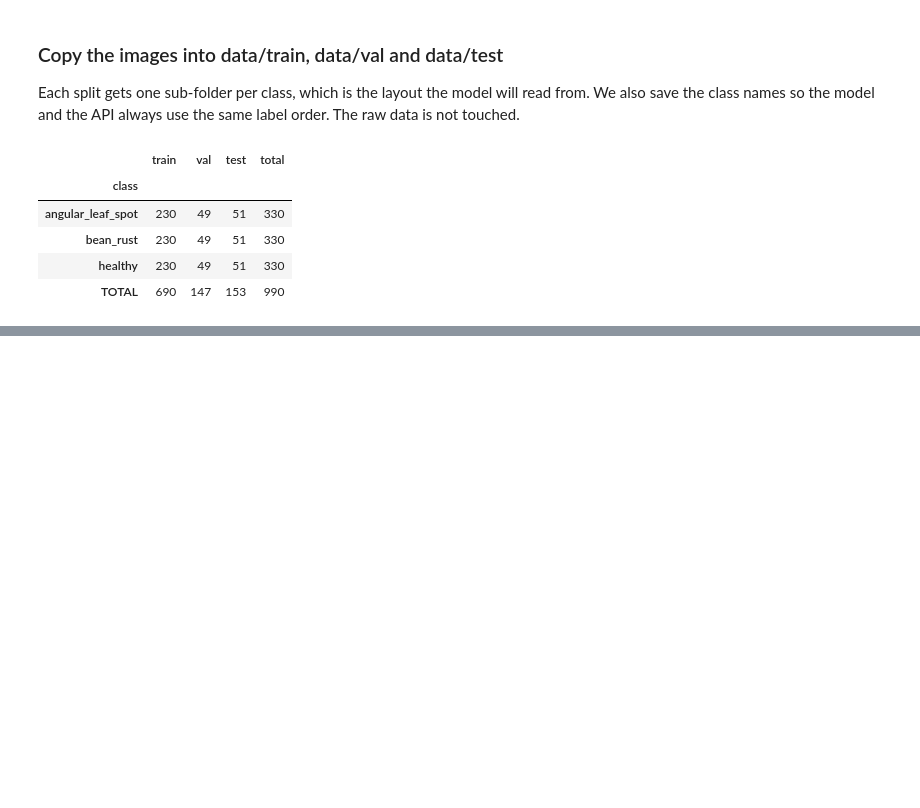
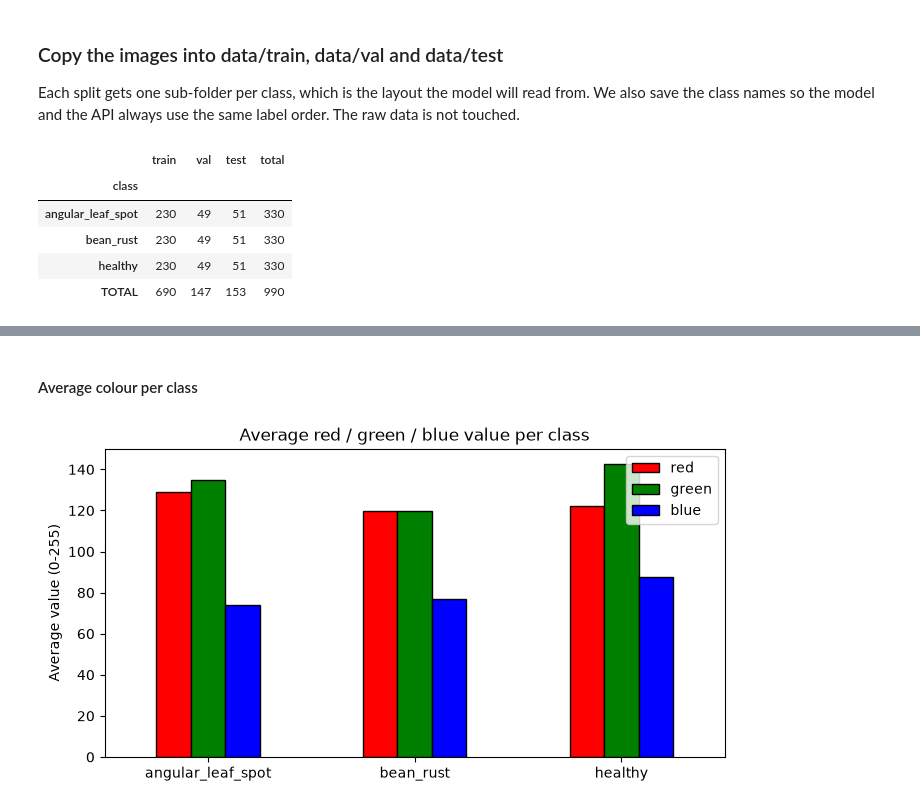
Before and after one commit to Jonathan2055/BeanGuardAI, a Jupyter notebook: notebook/bean_guard_notebook.ipynb, the cells around one changed output, grey strips where cells are left out. Saved outputs shown, nothing was run; the diff lists cells and outputs as text; code cells hidden in the pictures; blank space fills up the shorter version.

```diff
--- a/notebook/bean_guard_notebook.ipynb
+++ b/notebook/bean_guard_notebook.ipynb
@@ -275,0 +297,19 @@ split_table
+# %%
+stats = []
+
+for split, items in split_files.items():
+    for path, class_name in items:
+        image = Image.open(path).convert("RGB")
+        small = np.array(image.resize((64, 64)))        # a 64 x 64 x 3 table of numbers
+
+        stats.append({
+            "class": class_name,
+            "split": split,
+            "red": small[:, :, 0].mean(),
+            "green": small[:, :, 1].mean(),
+            "blue": small[:, :, 2].mean(),
+            "brightness": small.mean(),
+        })
+
+stats = pd.DataFrame(stats)
+stats.groupby("class")[["red", "green", "blue", "brightness"]].mean().round(1)
@@ -275,0 +322,13 @@ split_table
+# %% [markdown]
+#### Average colour per class
+# %%
+colour_means = stats.groupby("class")[["red", "green", "blue"]].mean()
+
+colour_means.plot(kind="bar", figsize=(8, 4), color=["red", "green", "blue"], edgecolor="black")
+plt.title("Average red / green / blue value per class")
+plt.ylabel("Average value (0-255)")
+plt.xlabel("")
+plt.xticks(rotation=0)
+plt.show()
+# %% [output]
+[figure, added]
```
Also changed, not shown: parts of 9 cells of this notebook.
